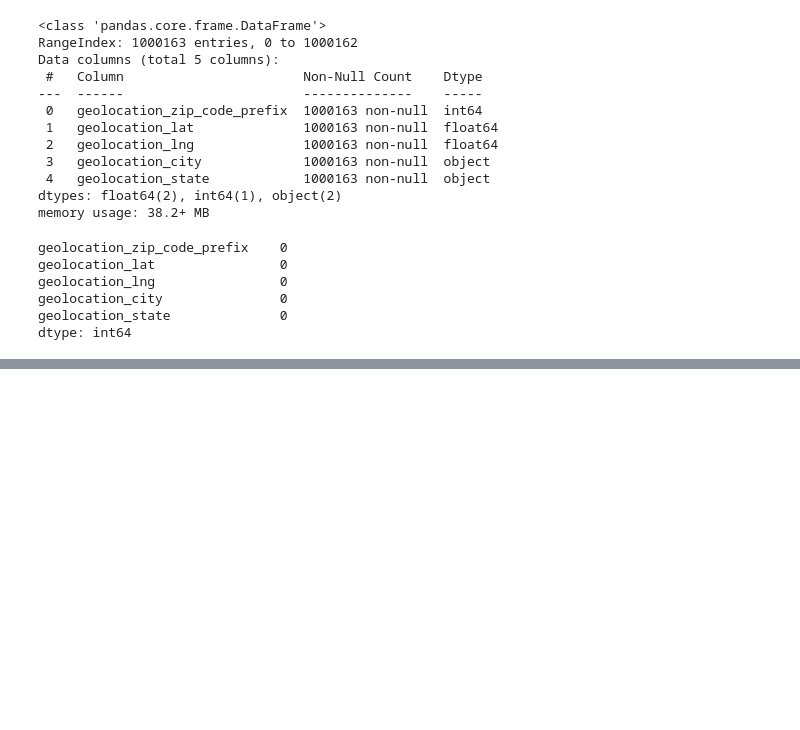
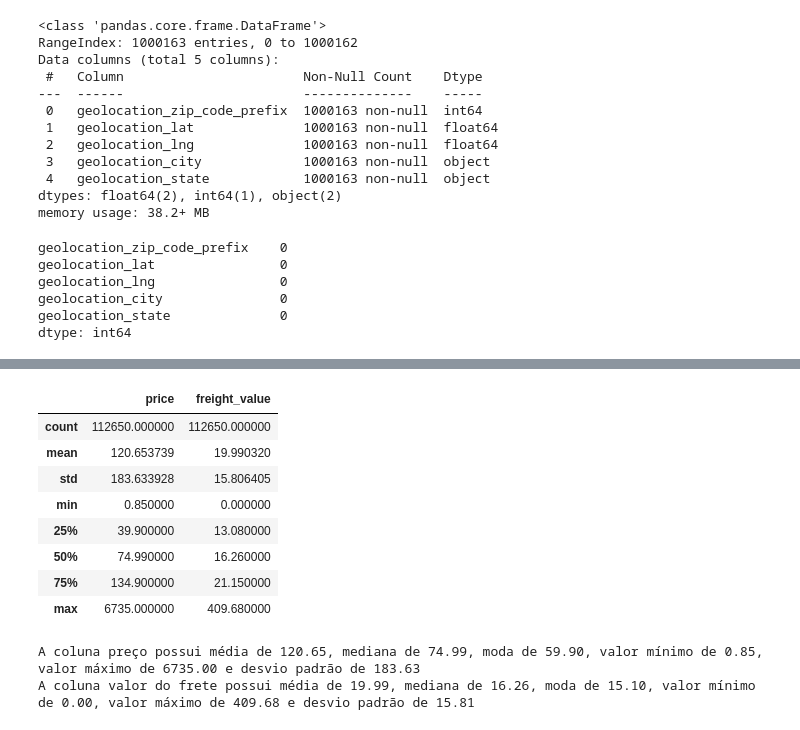
Before and after one commit to RayVilaca/Bootcamp-Data-Science-Ada, a Jupyter notebook: projetos-conclusao-modulo/modulo2/projeto.ipynb, the cells around one changed output, grey strips where cells are left out. Saved outputs shown, nothing was run; the diff lists cells and outputs as text; code cells hidden in the pictures; blank space fills up the shorter version.

```diff
--- a/projetos-conclusao-modulo/modulo2/projeto.ipynb
+++ b/projetos-conclusao-modulo/modulo2/projeto.ipynb
@@ -158,0 +203,19 @@ dtype: int64
+# %%
+# Resumo estatístico das colunas price e freight_value
+pedido_itens[['price', 'freight_value']].describe()
+# %% [output]
+|  | price | freight_value |
+| count | 112650.000000 | 112650.000000 |
+| mean | 120.653739 | 19.990320 |
+| std | 183.633928 | 15.806405 |
+| min | 0.850000 | 0.000000 |
+| 25% | 39.900000 | 13.080000 |
+| 50% | 74.990000 | 16.260000 |
+| 75% | 134.900000 | 21.150000 |
+| max | 6735.000000 | 409.680000 |
+# %%
+print(f"A coluna preço possui média de {pedido_itens['price'].mean():.2f}, mediana de {pedido_itens['price'].median():.2f}, moda de {pedido_itens['price'].mode()[0]:.2f}, valor mínimo de {pedido_itens['price'].min():.2f}, valor máximo de {pedido_itens['price'].max():.2f} e desvio padrão de {pedido_itens['price'].std():.2f}")
+print(f"A coluna valor do frete possui média de {pedido_itens['freight_value'].mean():.2f}, mediana de {pedido_itens['freight_value'].median():.2f}, moda de {pedido_itens['freight_value'].mode()[0]:.2f}, valor mínimo de {pedido_itens['freight_value'].min():.2f}, valor máximo de {pedido_itens['freight_value'].max():.2f} e desvio padrão de {pedido_itens['freight_value'].std():.2f}")
+# %% [output]
+A coluna preço possui média de 120.65, mediana de 74.99, moda de 59.90, valor mínimo de 0.85, valor máximo de 6735.00 e desvio padrão de 183.63
+A coluna valor do frete possui média de 19.99, mediana de 16.26, moda de 15.10, valor mínimo de 0.00, valor máximo de 409.68 e desvio padrão de 15.81
```
Also changed, not shown: parts of 6 cells of this notebook.
